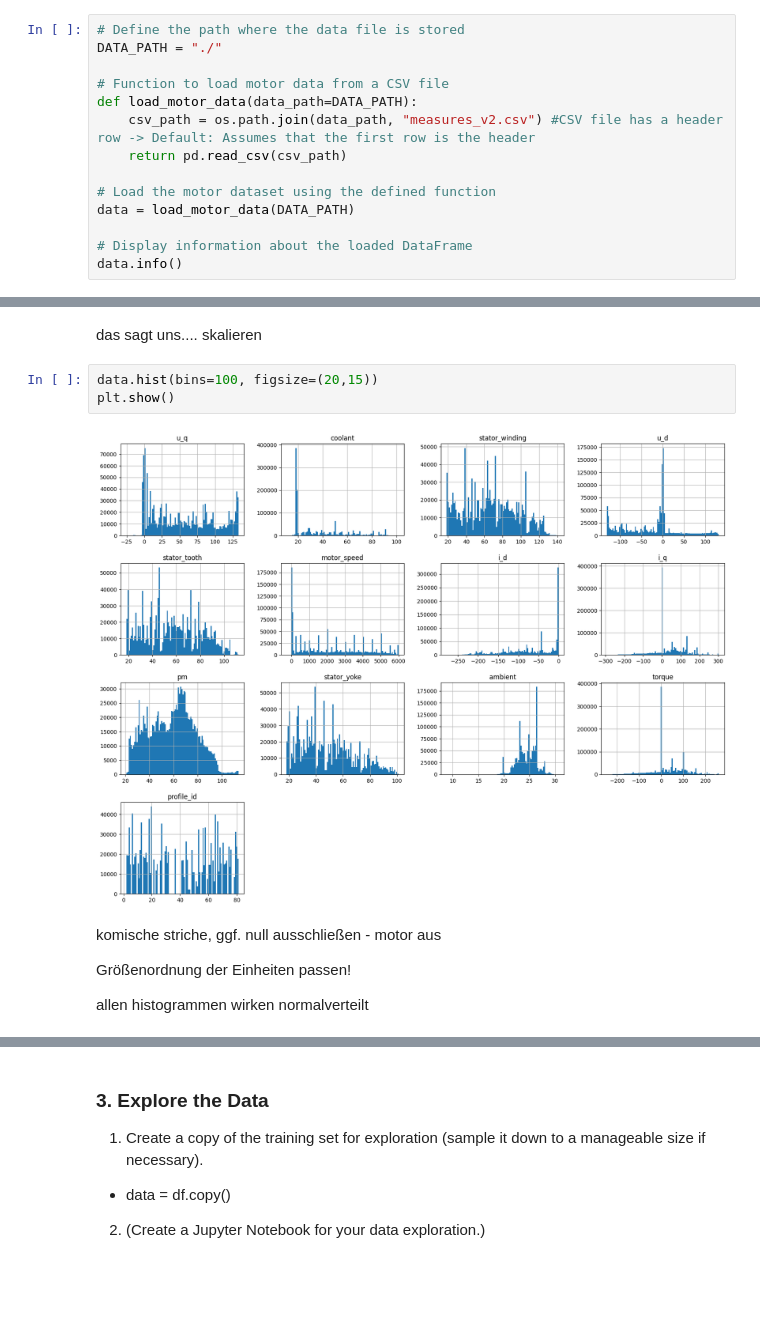
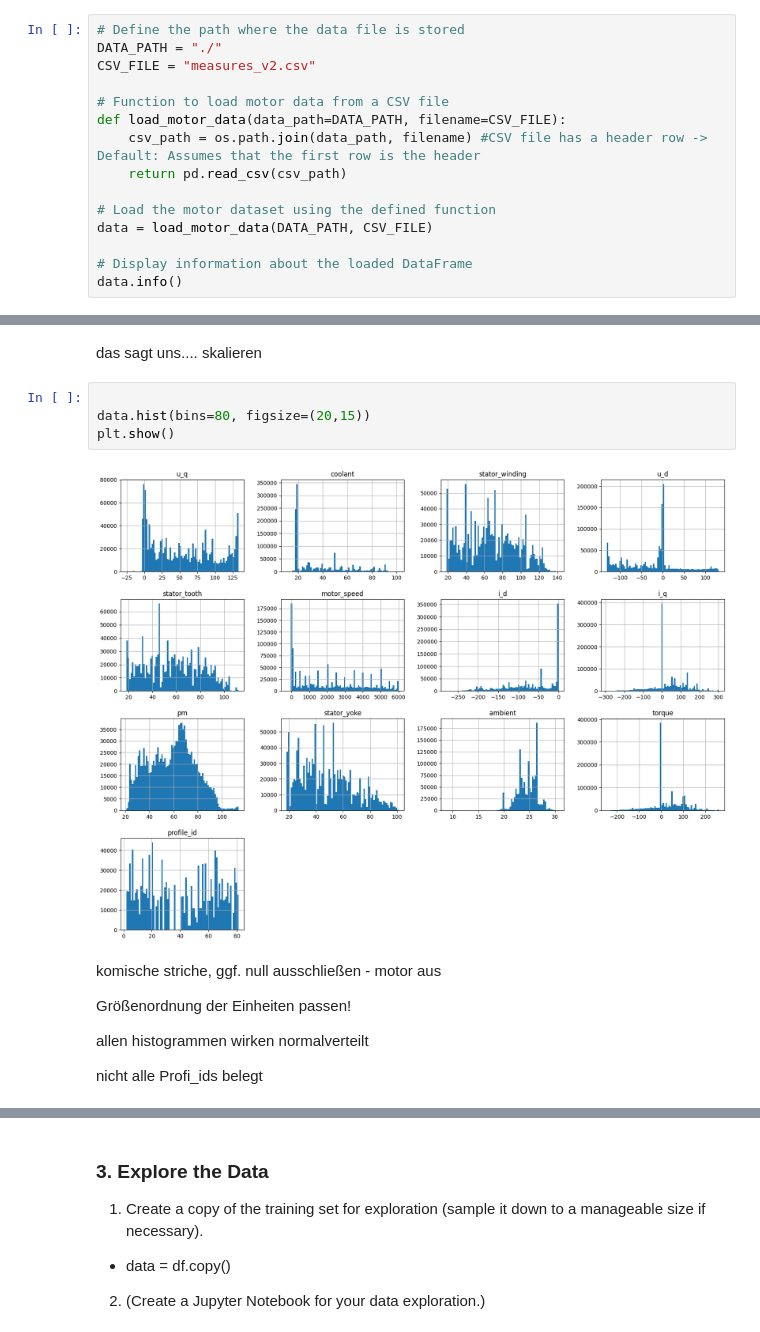
Before and after one commit to fynnbuhl/ML-SS25, a Jupyter notebook: Projekt_Gruppe9_MotorTemperatur.ipynb, the cells around one changed output, grey strips where cells are left out. Drawn from its saved outputs; the diff is of its cells as text; blank space fills up the shorter version.

```diff
--- a/Projekt_Gruppe9_MotorTemperatur.ipynb
+++ b/Projekt_Gruppe9_MotorTemperatur.ipynb
@@ -75,14 +80,15 @@ Quelle: _https://www.kaggle.com/datasets/wkirgsn/electric-motor-temperature_
 # %%
 # Define the path where the data file is stored
 DATA_PATH = "./"
+CSV_FILE = "measures_v2.csv"
 
 # Function to load motor data from a CSV file
-def load_motor_data(data_path=DATA_PATH):
-    csv_path = os.path.join(data_path, "measures_v2.csv") #CSV file has a header row -> Default: Assumes that the first row is the header
+def load_motor_data(data_path=DATA_PATH, filename=CSV_FILE):
+    csv_path = os.path.join(data_path, filename) #CSV file has a header row -> Default: Assumes that the first row is the header
     return pd.read_csv(csv_path)
 
 # Load the motor dataset using the defined function
-data = load_motor_data(DATA_PATH)
+data = load_motor_data(DATA_PATH, CSV_FILE)
 
 # Display information about the loaded DataFrame
 data.info()
@@ -136,14 +142,17 @@ data.describe()
 das sagt uns....
 skalieren
 # %%
-data.hist(bins=100, figsize=(20,15))
+
+data.hist(bins=80, figsize=(20,15))
 plt.show()
 # %% [output]
-[figure, old version]
+[figure, new version]
 # %% [markdown]
 komische striche, ggf. null ausschließen - motor aus
 
 Größenordnung der Einheiten passen!
 
 allen histogrammen wirken normalverteilt
+
+nicht alle Profi_ids belegt
 # %%
```
Also changed, not shown: parts of 10 cells of this notebook.
